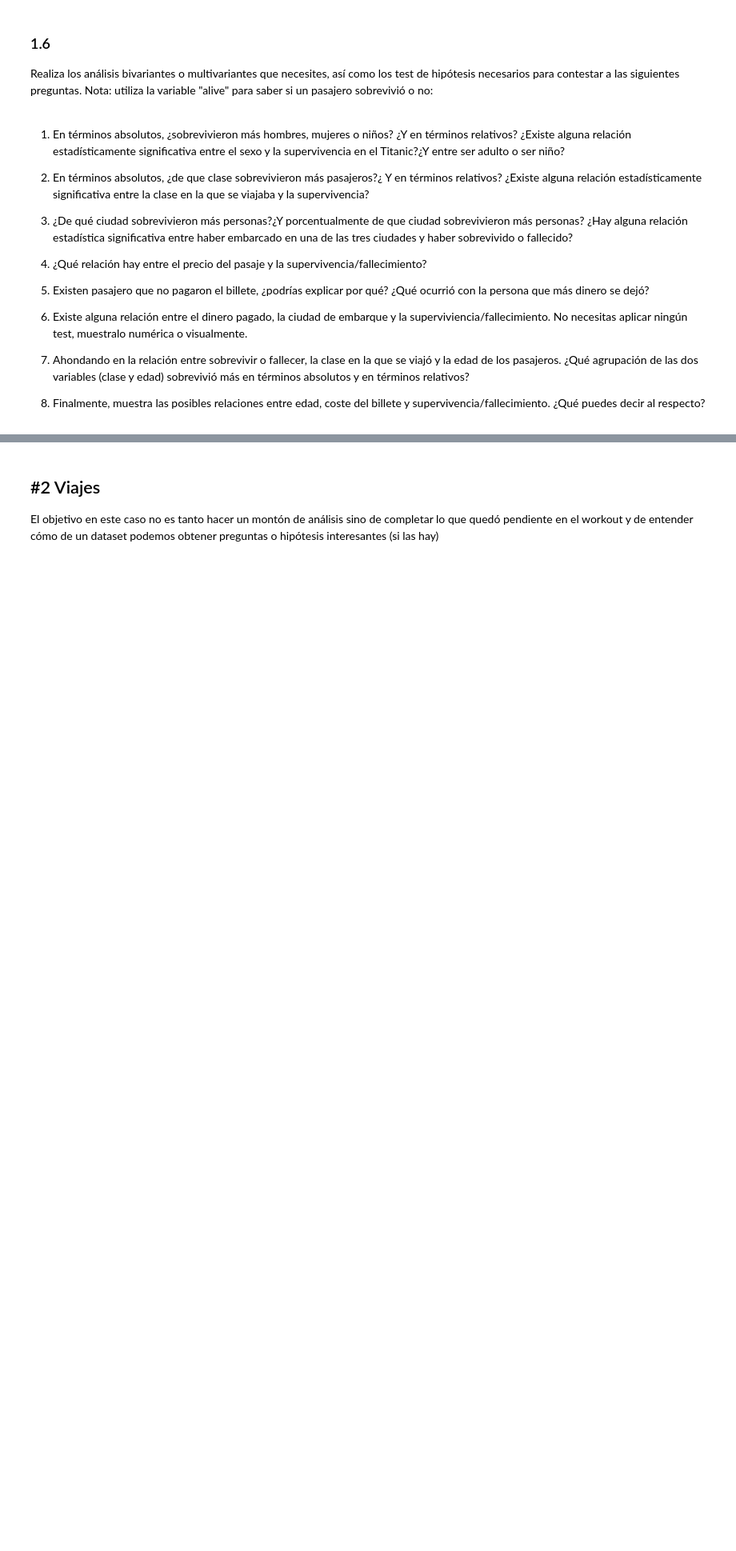
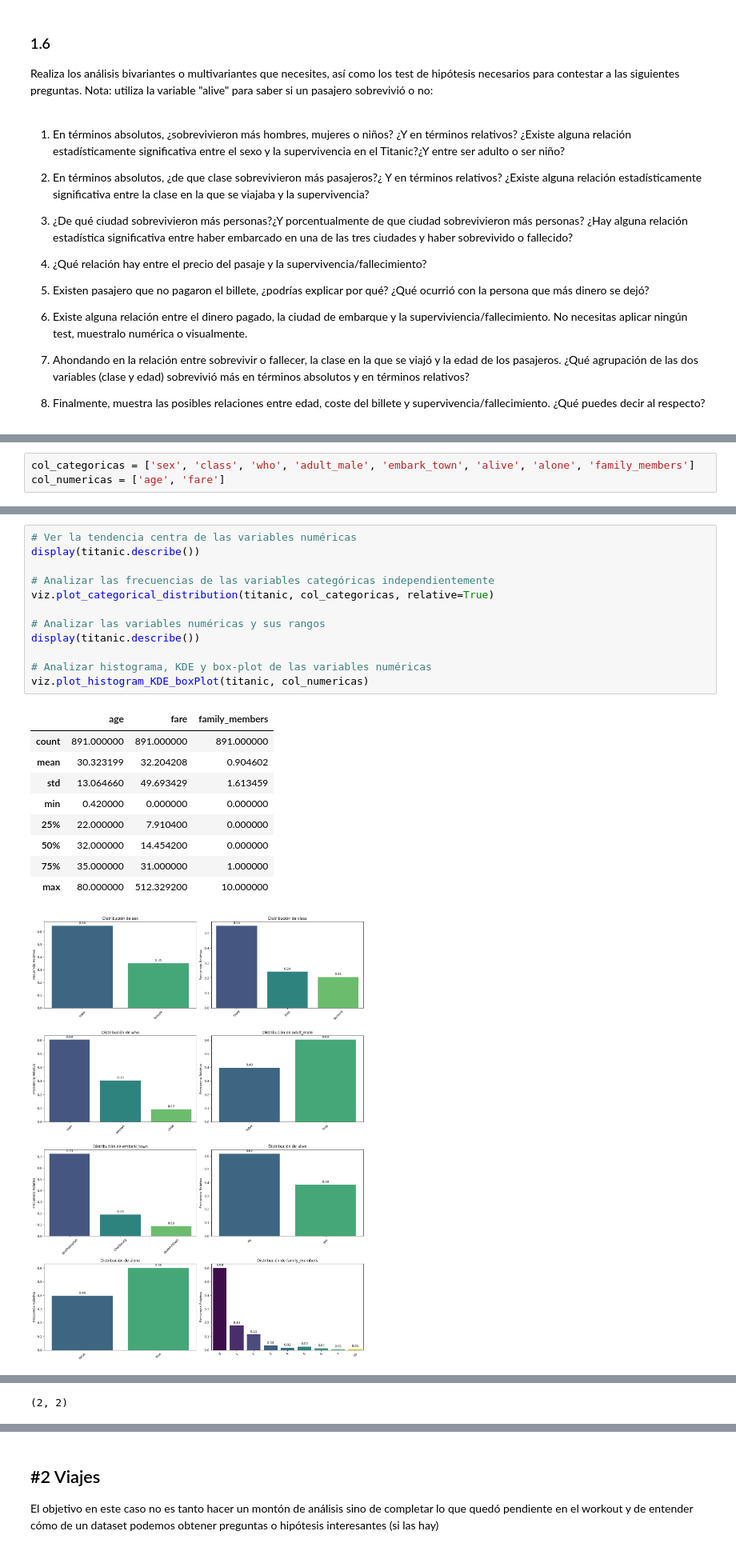
Before and after one commit to elecomexp/ONLINE_DS_THEBRIDGE_2024, a Jupyter notebook: 03_Analisis_Datos/S07_Analisis_Estadistico/U02_Bivariante/Practica_Obligatoria/18_Practica_Obligatoria_Multivariante.ipynb, the cells around one changed output, grey strips where cells are left out. Shown at 80% size. Drawn from its saved outputs; the diff is of its cells as text; blank space fills up the shorter version.

```diff
--- a/03_Analisis_Datos/S07_Analisis_Estadistico/U02_Bivariante/Practica_Obligatoria/18_Practica_Obligatoria_Multivariante.ipynb
+++ b/03_Analisis_Datos/S07_Analisis_Estadistico/U02_Bivariante/Practica_Obligatoria/18_Practica_Obligatoria_Multivariante.ipynb
@@ -153,0 +177,3 @@ Realiza los análisis bivariantes o multivariantes que necesites, así como los
+# %%
+col_categoricas = ['sex', 'class', 'who', 'adult_male', 'embark_town', 'alive', 'alone', 'family_members']
+col_numericas = ['age', 'fare']
@@ -153,0 +186,23 @@ Realiza los análisis bivariantes o multivariantes que necesites, así como los
+# %%
+# Ver la tendencia centra de las variables numéricas
+display(titanic.describe())
+
+# Analizar las frecuencias de las variables categóricas independientemente
+viz.plot_categorical_distribution(titanic, col_categoricas, relative=True)
+
+# Analizar las variables numéricas y sus rangos
+display(titanic.describe())
+
+# Analizar histograma, KDE y box-plot de las variables numéricas
+viz.plot_histogram_KDE_boxPlot(titanic, col_numericas)
+# %% [output]
+|  | age | fare | family_members |
+| count | 891.000000 | 891.000000 | 891.000000 |
+| mean | 30.323199 | 32.204208 | 0.904602 |
+| std | 13.064660 | 49.693429 | 1.613459 |
+| min | 0.420000 | 0.000000 | 0.000000 |
+| 25% | 22.000000 | 7.910400 | 0.000000 |
+| 50% | 32.000000 | 14.454200 | 0.000000 |
+| 75% | 35.000000 | 31.000000 | 1.000000 |
+| max | 80.000000 | 512.329200 | 10.000000 |
+[figure, added]
@@ -153,0 +218 @@ Realiza los análisis bivariantes o multivariantes que necesites, así como los
+(2, 2)
```
Also changed, not shown: parts of 30 cells of this notebook, 3 other files.
